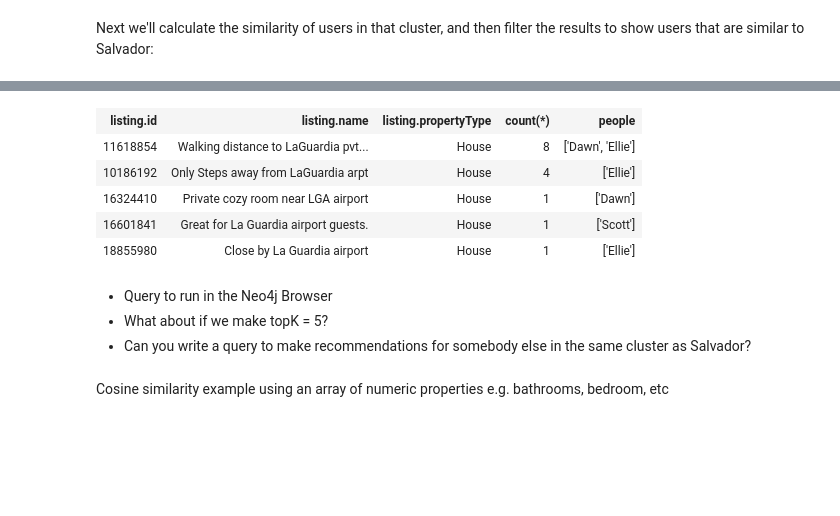
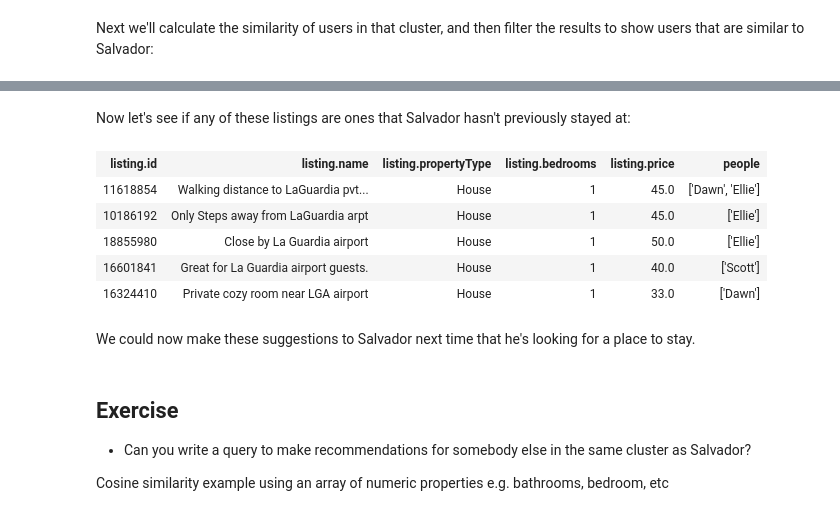
Before and after one commit to neo4j-contrib/training, a Jupyter notebook: ml_ai/03_Recommendations.ipynb, the cells around one changed output, grey strips where cells are left out. Cells and saved outputs as stored; diff of their text form; code cells hidden in the pictures; blank space fills up the shorter version.

```diff
--- a/ml_ai/03_Recommendations.ipynb
+++ b/ml_ai/03_Recommendations.ipynb
@@ -162,0 +161,10 @@ Can we setup a notebook running on Mattis?
+# %%
+load_pre_computed_csv_query = """
+USING PERIODIC COMMIT 1000
+LOAD CSV WITH HEADERS FROM $csvFile AS row
+MATCH (u:User {id: row.userId})
+SET u.partition = toInteger(row.partition)
+"""
+
+csv_file = "https://github.com/neo4j-contrib/training/raw/master/ml_ai/partitions.csv"
+graph.run(load_pre_computed_csv_query, {"csvFile": csv_file}).summary().counters
@@ -259,0 +266,13 @@ Now we can make some suggestions to Salvador based on the similar people that we
+# %%
+similarity_query = """
+MATCH (u:User {partition: $cluster})
+MATCH (u)-[:WROTE]->()-[:REVIEWS]->(l)
+WITH {item:id(u), categories: collect(distinct id(l))} as userData
+WITH collect(userData) as data
+CALL algo.similarity.jaccard(data, {similarityCutoff: 0.2, topK:3, write: true})
+YIELD nodes, similarityPairs, writeProperty, writeRelationshipType
+RETURN nodes, similarityPairs, writeProperty, writeRelationshipType
+"""
+
+result = graph.run(similarity_query, {"cluster": partition}).to_table()
+result
@@ -259,0 +284,9 @@ Now we can make some suggestions to Salvador based on the similar people that we
+# %%
+similar_query = """
+MATCH (:User {id: $userId})-[:SIMILAR]-(other),
+      (other)-[:WROTE]->()-[:REVIEWS]->(listing)
+RETURN DISTINCT other.name, listing.id, listing.name
+ORDER BY other.name
+"""
+
+graph.run(similar_query, {"userId": user_id}).to_table()
@@ -260,22 +310,27 @@ Now we can make some suggestions to Salvador based on the similar people that we
+# %% [markdown]
+Now let's see if any of these listings are ones that Salvador hasn't previously stayed at:
 # %%
 recommendations_query = """
 MATCH (u:User {id: $userId})-[:SIMILAR]-(other),
       (other)-[:WROTE]->(review)-[:REVIEWS]->(listing)
 WHERE not((u)-[:WROTE]->()-[:REVIEWS]->(listing))
-RETURN listing.id, listing.name, listing.propertyType, count(*), collect(DISTINCT other.name) AS people
+RETURN listing.id, listing.name, listing.propertyType, listing.bedrooms, listing.price, collect(DISTINCT other.name) AS people
+ORDER BY size(people) DESC
 """
 
 graph.run(recommendations_query, {"userId": user_id}).to_table()
 # %% [output]
-| listing.id | listing.name | listing.propertyType | count(*) | people |
-| 11618854 | Walking distance to LaGuardia pvt... | House | 8 | ['Dawn', 'Ellie'] |
-| 10186192 | Only Steps away from LaGuardia arpt | House | 4 | ['Ellie'] |
-| 16324410 | Private cozy room near LGA airport | House | 1 | ['Dawn'] |
-| 16601841 | Great for La Guardia airport guests. | House | 1 | ['Scott'] |
-| 18855980 | Close by La Guardia airport | House | 1 | ['Ellie'] |
+| listing.id | listing.name | listing.propertyType | listing.bedrooms | listing.price | people |
+| 11618854 | Walking distance to LaGuardia pvt... | House | 1 | 45.0 | ['Dawn', 'Ellie'] |
+| 10186192 | Only Steps away from LaGuardia arpt | House | 1 | 45.0 | ['Ellie'] |
+| 18855980 | Close by La Guardia airport | House | 1 | 50.0 | ['Ellie'] |
+| 16601841 | Great for La Guardia airport guests. | House | 1 | 40.0 | ['Scott'] |
+| 16324410 | Private cozy room near LGA airport | House | 1 | 33.0 | ['Dawn'] |
+# %% [markdown]
+We could now make these suggestions to Salvador next time that he's looking for a place to stay.
 # %% [markdown]
-* Query to run in the Neo4j Browser
-* What about if we make topK = 5?
+## Exercise
+
 * Can you write a query to make recommendations for somebody else in the same cluster as Salvador?
+
+Cosine similarity example using an array of numeric properties e.g. bathrooms, bedroom, etc
-# %% [markdown]
-Cosine similarity example using an array of numeric properties e.g. bathrooms, bedroom, etc
```
Also changed, not shown: parts of 10 cells of this notebook.
